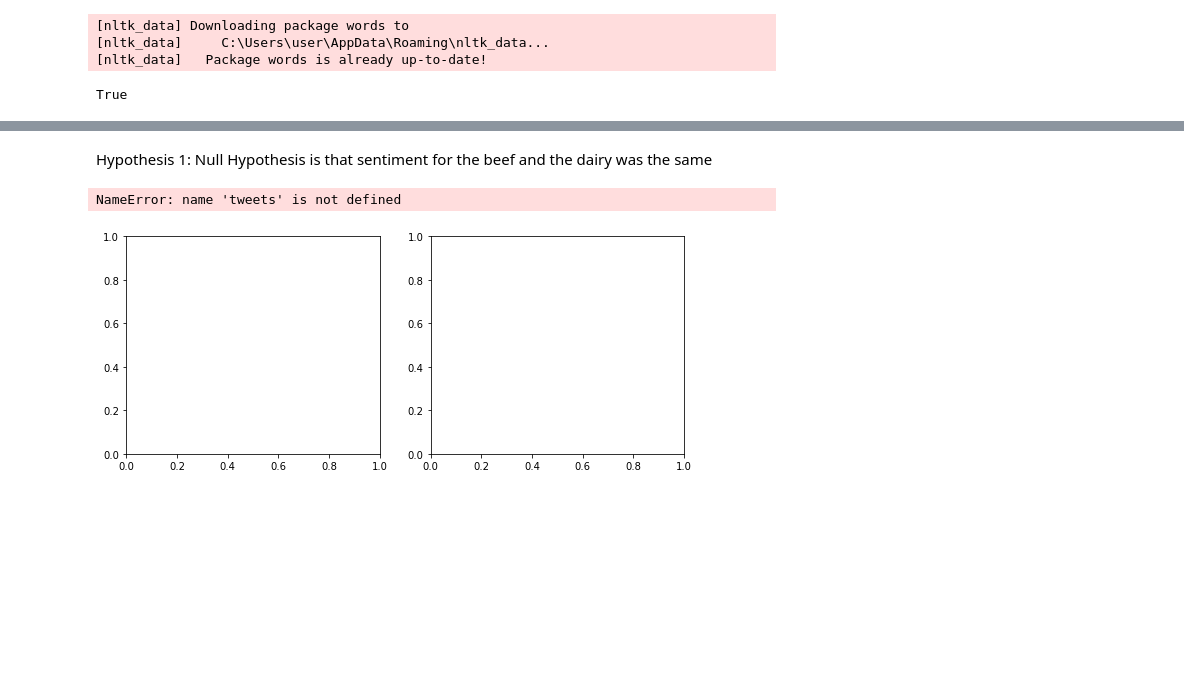
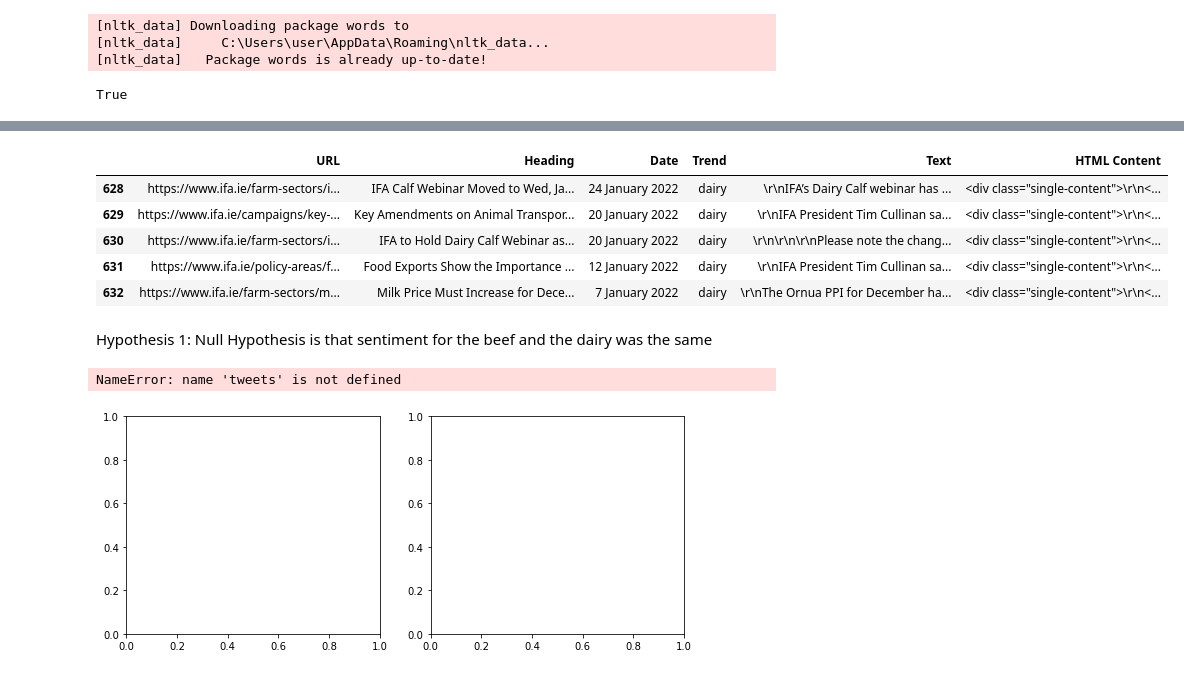
Before and after one commit to TahirAwwad/agriculture-data-analytics, a Jupyter notebook: notebooks/notebook-4-03-st-ifa-ie-beef-v-dairy-articles.ipynb, the cells around one changed output, grey strips where cells are left out. Saved outputs shown, nothing was run; the diff lists cells and outputs as text; code cells hidden in the pictures; blank space fills up the shorter version.

Commit message:
for michael

```diff
--- a/notebooks/notebook-4-03-st-ifa-ie-beef-v-dairy-articles.ipynb
+++ b/notebooks/notebook-4-03-st-ifa-ie-beef-v-dairy-articles.ipynb
@@ -115,3 +112,15 @@ df = pd.concat([df,vader_scores], axis=1)
+# %%
+beef_dataframe = df[df['Trend'] == 'beef']
+dairy_dataframe = df[df['Trend'] == 'dairy']
+#TODO: Michael
+dairy_dataframe.head()
+# %% [output]
+|  | URL | Heading | Date | Trend | Text | HTML Content |
+| 628 | https://www.ifa.ie/farm-sectors/i... | IFA Calf Webinar Moved to Wed, Ja... | 24 January 2022 | dairy | \r\nIFA’s Dairy Calf webinar has ... | <div class="single-content">\r\n<... |
+| 629 | https://www.ifa.ie/campaigns/key-... | Key Amendments on Animal Transpor... | 20 January 2022 | dairy | \r\nIFA President Tim Cullinan sa... | <div class="single-content">\r\n<... |
+| 630 | https://www.ifa.ie/farm-sectors/i... | IFA to Hold Dairy Calf Webinar as... | 20 January 2022 | dairy | \r\n\r\n\r\nPlease note the chang... | <div class="single-content">\r\n<... |
+| 631 | https://www.ifa.ie/policy-areas/f... | Food Exports Show the Importance ... | 12 January 2022 | dairy | \r\nIFA President Tim Cullinan sa... | <div class="single-content">\r\n<... |
+| 632 | https://www.ifa.ie/farm-sectors/m... | Milk Price Must Increase for Dece... | 7 January 2022 | dairy | \r\nThe Ornua PPI for December ha... | <div class="single-content">\r\n<... |
 # %% [markdown]
 Hypothesis 1:
 Null Hypothesis is that sentiment for the beef and the dairy was the same
```
Also changed, not shown: parts of 2 cells of this notebook, 1 other file.
